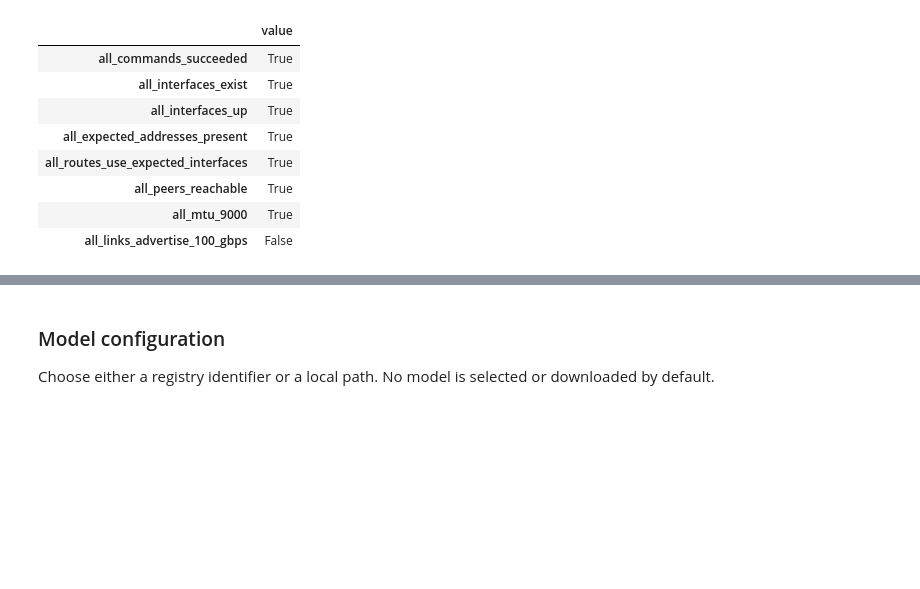
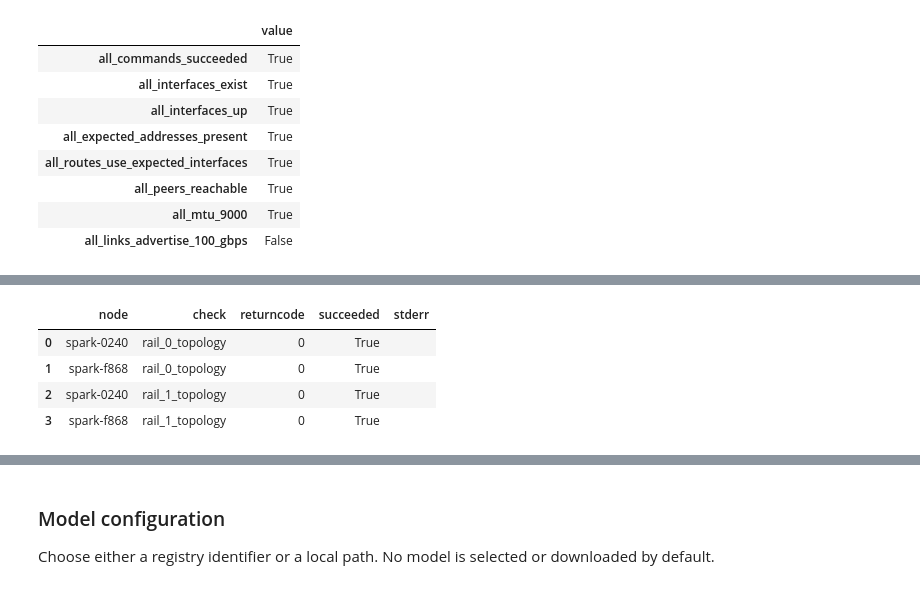
Before and after one commit to coert/dgx-spark-lab, a Jupyter notebook: experiments/01-distributed-inference/00-environment-and-model-baseline.ipynb, the cells around one changed output, grey strips where cells are left out. Drawn from its saved outputs; the diff is of its cells as text; code cells hidden in the pictures; blank space fills up the shorter version.

Commit message:
Add link topology diagnostics

```diff
--- a/experiments/01-distributed-inference/00-environment-and-model-baseline.ipynb
+++ b/experiments/01-distributed-inference/00-environment-and-model-baseline.ipynb
@@ -976,0 +1049,66 @@ rail_summary.to_frame()
+# %%
+topology_configuration = pd.DataFrame(
+    [
+        {
+            "rail": 0,
+            "ethernet_interface": cluster["ETH_IF_0"],
+            "rdma_interface": cluster["IB_IF_0"],
+        },
+        {
+            "rail": 1,
+            "ethernet_interface": cluster["ETH_IF_1"],
+            "rdma_interface": cluster["IB_IF_1"],
+        },
+    ]
+)
+
+topology_probe_results: list[CommandResult] = []
+
+for rail in topology_configuration.to_dict("records"):
+    shell_command = topology_probe_command(
+        ethernet_interface=rail["ethernet_interface"],
+        rdma_interface=rail["rdma_interface"],
+    )
+
+    topology_probe_results.append(
+        run_shell_check(
+            node=HEAD_HOST,
+            check=f"rail_{rail['rail']}_topology",
+            shell_command=shell_command,
+            remote=False,
+        )
+    )
+    topology_probe_results.append(
+        run_shell_check(
+            node=WORKER_HOST,
+            check=f"rail_{rail['rail']}_topology",
+            shell_command=shell_command,
+            remote=True,
+        )
+    )
+
+topology_probe_results_df = pd.DataFrame(
+    [
+        {
+            **asdict(result),
+            "succeeded": result.succeeded,
+        }
+        for result in topology_probe_results
+    ]
+)
+
+topology_probe_results_df[
+    [
+        "node",
+        "check",
+        "returncode",
+        "succeeded",
+        "stderr",
+    ]
+]
+# %% [output]
+|  | node | check | returncode | succeeded | stderr |
+| 0 | spark-0240 | rail_0_topology | 0 | True |  |
+| 1 | spark-f868 | rail_0_topology | 0 | True |  |
+| 2 | spark-0240 | rail_1_topology | 0 | True |  |
+| 3 | spark-f868 | rail_1_topology | 0 | True |  |
```
Also changed, not shown: parts of 3 cells of this notebook.
